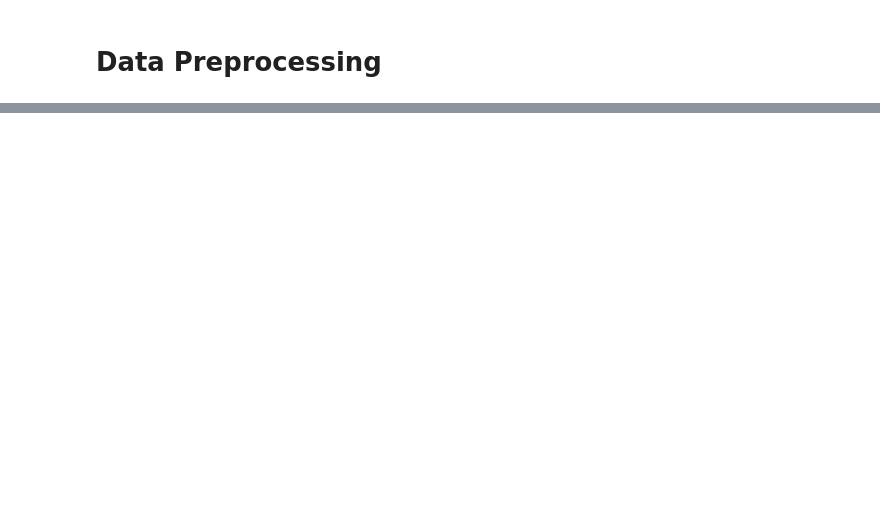
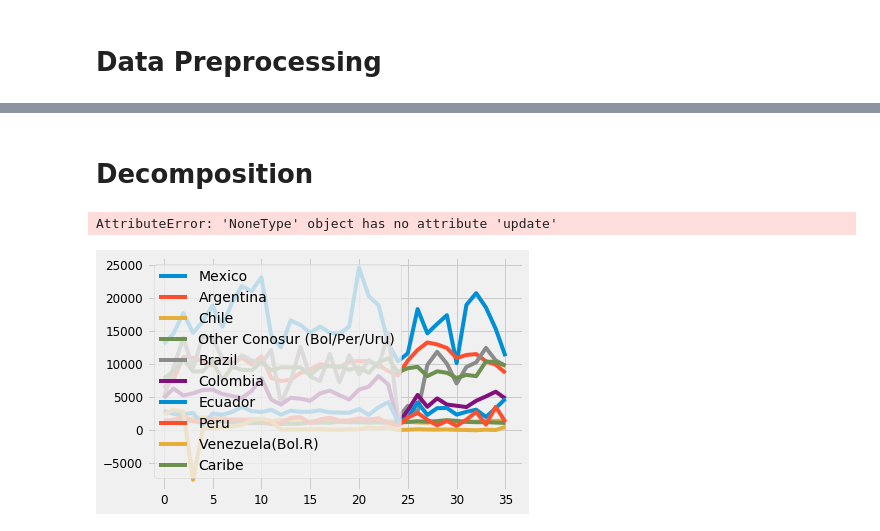
Before and after one commit to erg0-0/TimeSeries, a Jupyter notebook: Forecast 2019/Forecast_sales_prediction.ipynb, the cells around one changed output, grey strips where cells are left out. Saved outputs shown, nothing was run; the diff lists cells and outputs as text; code cells hidden in the pictures; blank space fills up the shorter version.

```diff
--- a/Forecast 2019/Forecast_sales_prediction.ipynb
+++ b/Forecast 2019/Forecast_sales_prediction.ipynb
@@ -101,0 +85,16 @@ Index(['01.01.2015', '01.02.2015', '01.03.2015', '01.04.2015', '01.05.2015',
+# %% [markdown]
+# Decomposition
+# %%
+ax = df.plot(xticks=df.index, rot=65, legend=True)
+ax.set_xticklabels(df['Posting period'])
+plt.legend(loc='center left', bbox_to_anchor=(1, 0.5))
+plt.show()
+
+#y = df['Mexico', 'Argentina', 'Chile', 'Other Conosur (Bol/Per/Uru)', 'Brazil', 'Colombia', 'Ecuador', 'Peru','Venezuela(Bol.R)', 'Caribe']
+#rcParams['figure.figsize'] = 18, 8
+
+#'Mexico', 'Argentina', 'Chile', 'Other Conosur (Bol/Per/Uru)',
+#'Brazil', 'Colombia', 'Ecuador', 'Peru','Venezuela(Bol.R)', 'Caribe'
+# %% [output]
+AttributeError: 'NoneType' object has no attribute 'update'
+[figure, added]
```
Also changed, not shown: parts of 16 cells of this notebook, 4 other files.
